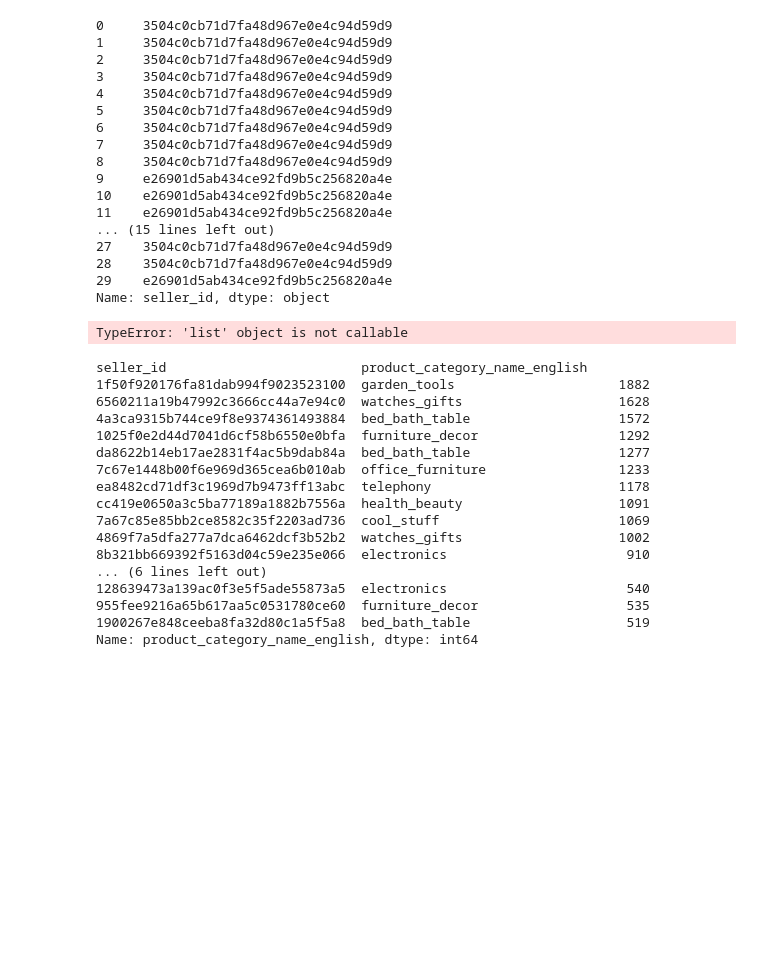
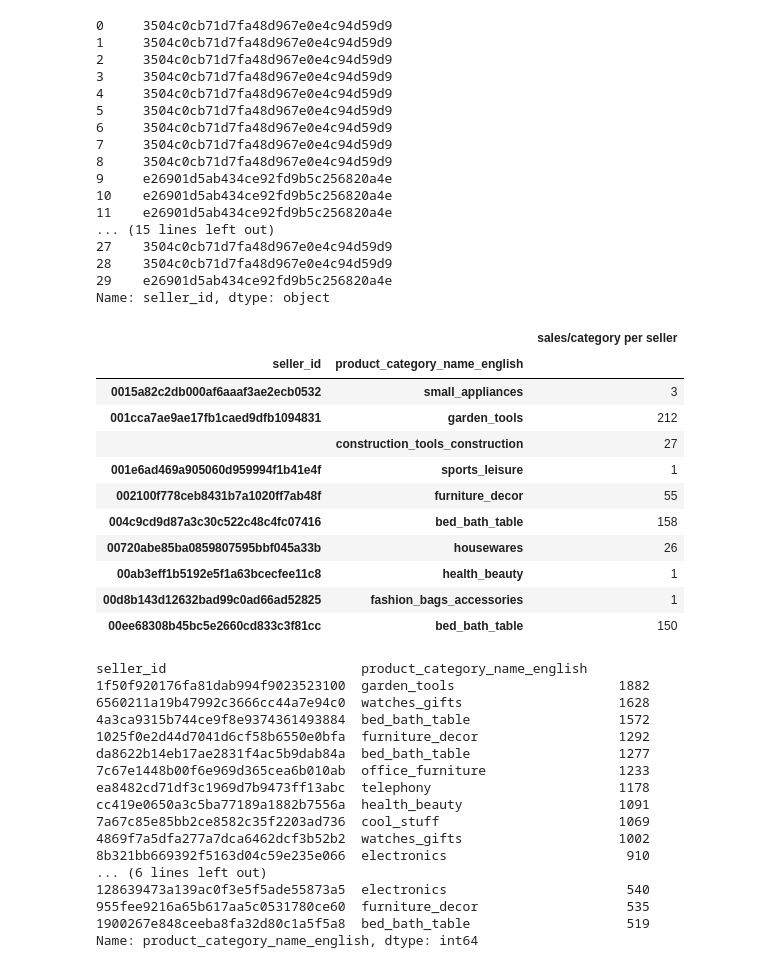
Before and after one commit to Anna103/E-commerce-Inventory-Management-by-Forecasting-Sales., a Jupyter notebook: Data_Understanding.ipynb, the cells around one changed output. Drawn from its saved outputs; the diff is of its cells as text; code cells hidden in the pictures; blank space fills up the shorter version.

```diff
--- a/Data_Understanding.ipynb
+++ b/Data_Understanding.ipynb
@@ -274,11 +274,22 @@ Name: seller_id, dtype: object
 # %%
 data_seller = data.groupby('seller_id')['product_category_name_english'].value_counts()
 data_seller_df = pd.DataFrame(data=data_seller)
 column = ['seller_id','product_category','sales/category per seller']
-data_seller_df.rename(columns={'seller_id':'seller_id','product_category_name_english':'product_category','product_category_name_english'},inplace=True)
+data_seller_df.rename(columns={'seller_id':'seller_id','product_category_name_english':'product_category','product_category_name_english':'sales/category per seller'},inplace=True)
 data_seller_df.head(10)
 # %% [output]
-TypeError: 'list' object is not callable
+|  |  | sales/category per seller |
+| seller_id | product_category_name_english |  |
+| 0015a82c2db000af6aaaf3ae2ecb0532 | small_appliances | 3 |
+| 001cca7ae9ae17fb1caed9dfb1094831 | garden_tools | 212 |
+|  | construction_tools_construction | 27 |
+| 001e6ad469a905060d959994f1b41e4f | sports_leisure | 1 |
+| 002100f778ceb8431b7a1020ff7ab48f | furniture_decor | 55 |
+| 004c9cd9d87a3c30c522c48c4fc07416 | bed_bath_table | 158 |
+| 00720abe85ba0859807595bbf045a33b | housewares | 26 |
+| 00ab3eff1b5192e5f1a63bcecfee11c8 | health_beauty | 1 |
+| 00d8b143d12632bad99c0ad66ad52825 | fashion_bags_accessories | 1 |
+| 00ee68308b45bc5e2660cd833c3f81cc | bed_bath_table | 150 |
 # %%
 data.groupby('seller_id')['product_category_name_english'].value_counts().sort_values(ascending=False).head(20)
 # %% [output]
```
